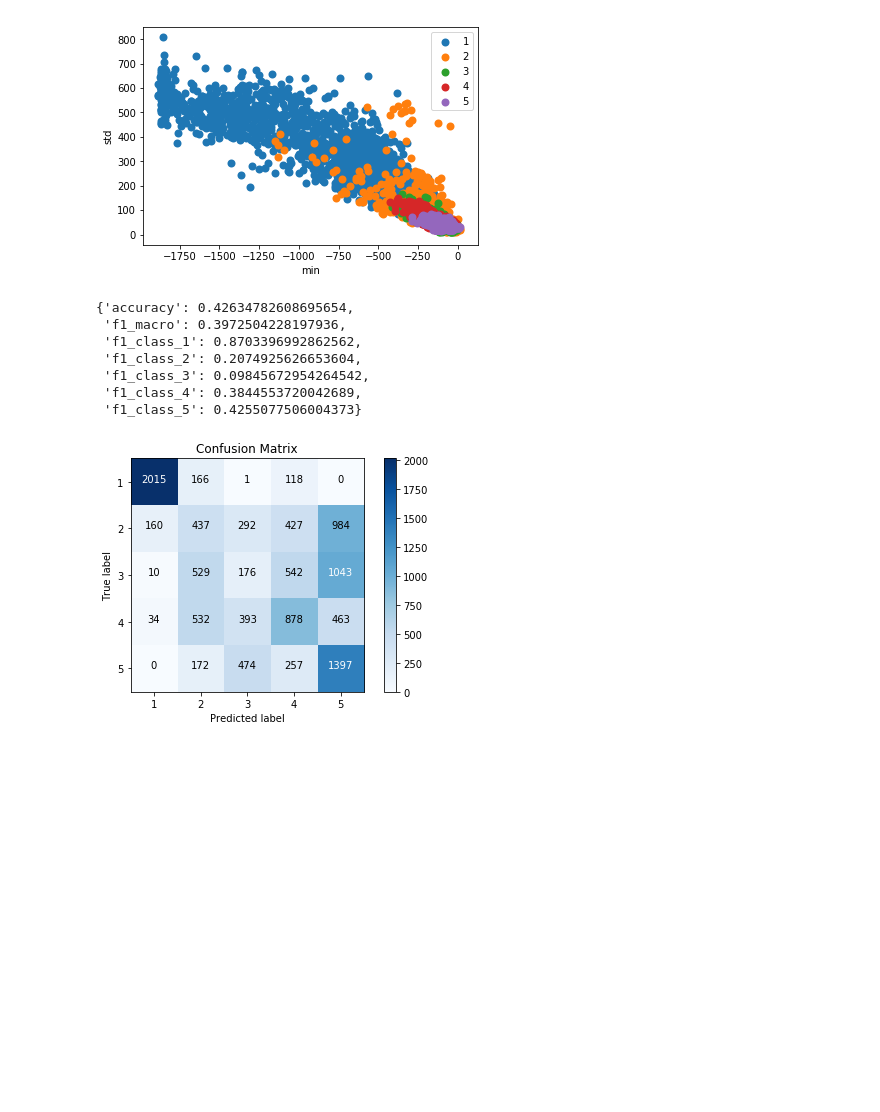
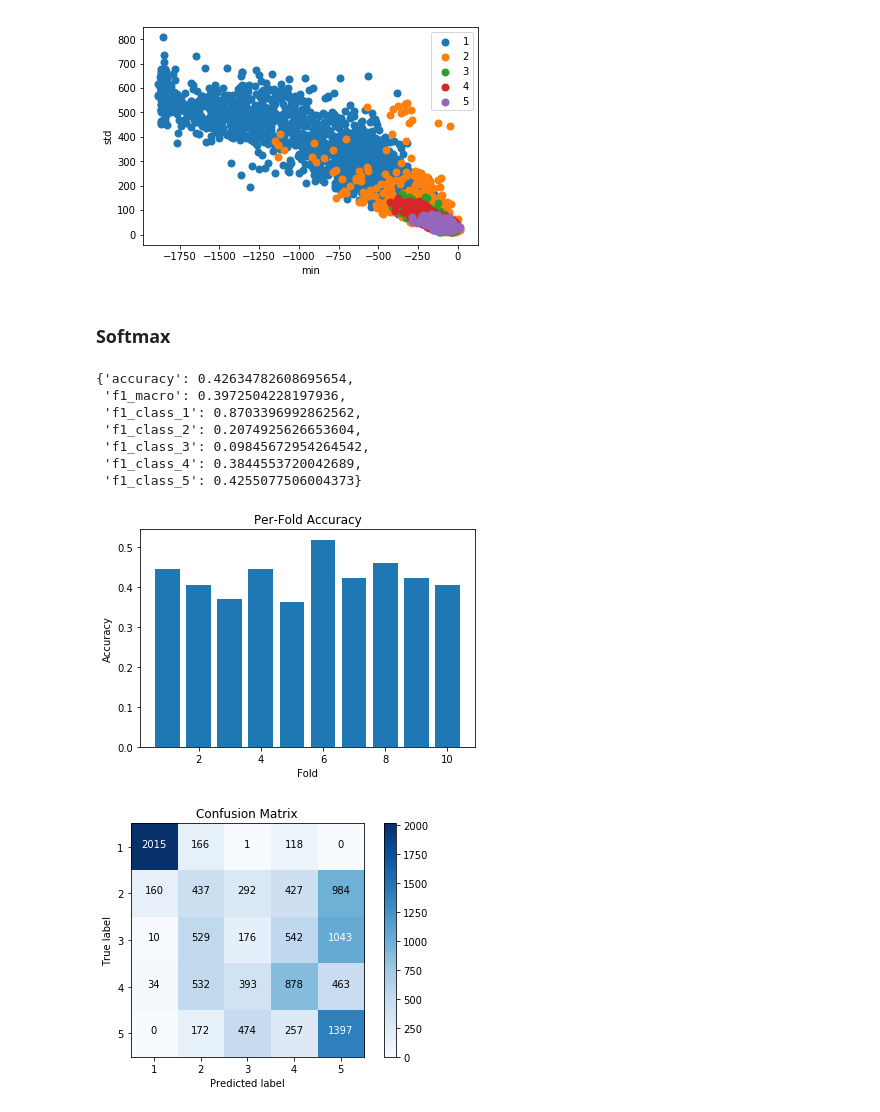
Before and after one commit to carolineh101/cs229-epilepsy, a Jupyter notebook: experiments.ipynb, the cells around one changed output. Saved outputs shown, nothing was run; the diff lists cells and outputs as text; code cells hidden in the pictures; blank space fills up the shorter version.

```diff
--- a/experiments.ipynb
+++ b/experiments.ipynb
@@ -39,9 +39,11 @@ plt.legend()
 plt.show()
 # %% [output]
 [figure]
+# %% [markdown]
+### Softmax
 # %%
 b_clf = LogisticRegression(random_state=0, solver='lbfgs', multi_class='multinomial', max_iter=1000)
-b_scores, b_cm = util.evaluate_model(X_b, y, ids, classes, b_clf, param_grid={})
+b_scores, b_fold_acc, b_cm = util.evaluate_model(X_b, y, ids, classes, b_clf, param_grid={})
 # %%
 b_scores
 # %% [output]
@@ -52,6 +54,10 @@ b_scores
  'f1_class_3': 0.09845672954264542,
  'f1_class_4': 0.3844553720042689,
  'f1_class_5': 0.4255077506004373}
+# %%
+util.plot_fold_accuracy(b_fold_acc)
+# %% [output]
+[figure, added]
 # %%
 util.visualize_confusion_matrix(b_cm, classes)
 # %% [output]
```
Also changed, not shown: parts of 20 cells of this notebook, 1 other file.
